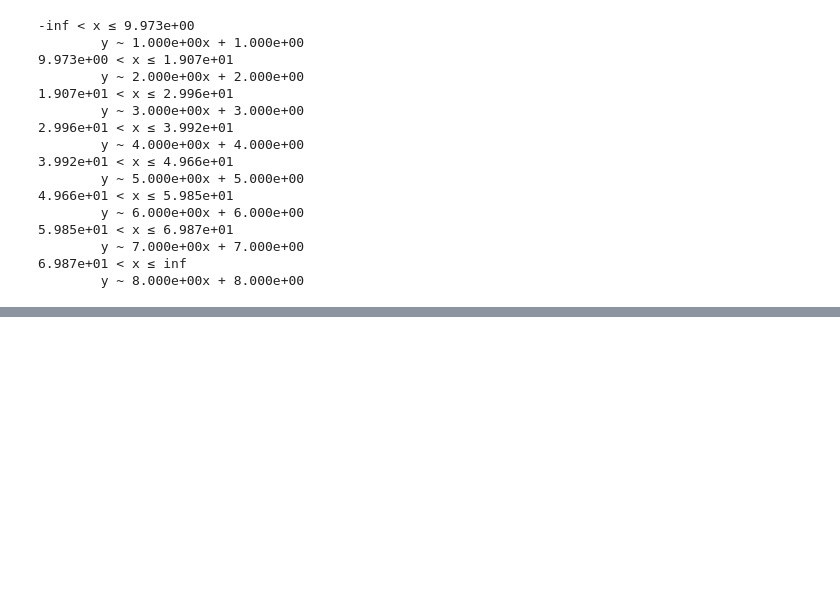
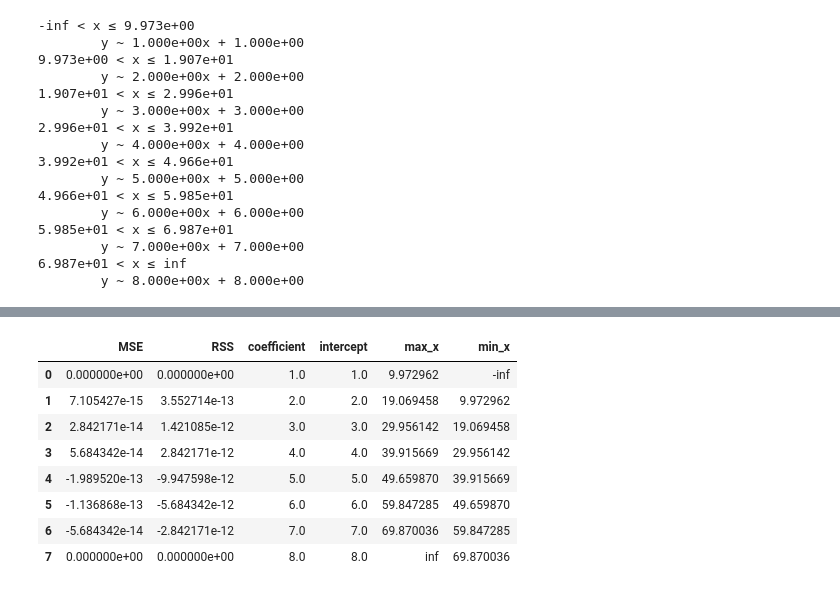
Before and after one commit to Ezibenroc/pycewise, a Jupyter notebook: advanced_features.ipynb, the cells around one changed output, grey strips where cells are left out. Drawn from its saved outputs; the diff is of its cells as text; code cells hidden in the pictures; blank space fills up the shorter version.

```diff
--- a/advanced_features.ipynb
+++ b/advanced_features.ipynb
@@ -125,0 +128,12 @@ auto_simple.plot_dataset()
+# %%
+auto_simple.to_pandas()
+# %% [output]
+|  | MSE | RSS | coefficient | intercept | max_x | min_x |
+| 0 | 0.000000e+00 | 0.000000e+00 | 1.0 | 1.0 | 9.972962 | -inf |
+| 1 | 7.105427e-15 | 3.552714e-13 | 2.0 | 2.0 | 19.069458 | 9.972962 |
+| 2 | 2.842171e-14 | 1.421085e-12 | 3.0 | 3.0 | 29.956142 | 19.069458 |
+| 3 | 5.684342e-14 | 2.842171e-12 | 4.0 | 4.0 | 39.915669 | 29.956142 |
+| 4 | -1.989520e-13 | -9.947598e-12 | 5.0 | 5.0 | 49.659870 | 39.915669 |
+| 5 | -1.136868e-13 | -5.684342e-12 | 6.0 | 6.0 | 59.847285 | 49.659870 |
+| 6 | -5.684342e-14 | -2.842171e-12 | 7.0 | 7.0 | 69.870036 | 59.847285 |
+| 7 | 0.000000e+00 | 0.000000e+00 | 8.0 | 8.0 | inf | 69.870036 |
```
Also changed, not shown: parts of 7 cells of this notebook, 2 other files.
